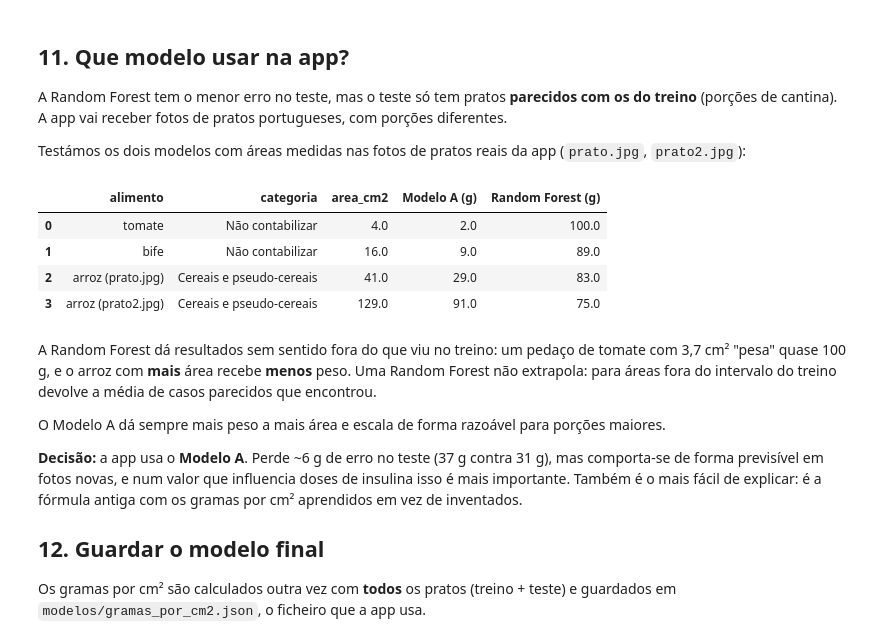
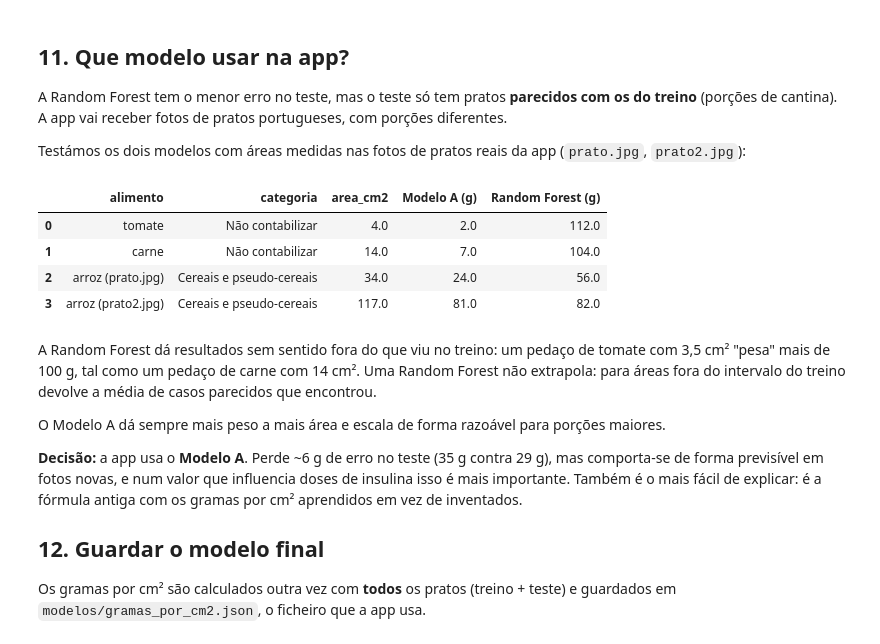
Before and after one commit to PituchoX/Smart-Carb-Assistant, a Jupyter notebook: notebooks/modelo_peso.ipynb, the cells around one changed output. Drawn from its saved outputs; the diff is of its cells as text; code cells hidden in the pictures.

Commit message:
Modelo de peso treinado outra vez com as áreas medidas pelo YOLOv8s

```diff
--- a/notebooks/modelo_peso.ipynb
+++ b/notebooks/modelo_peso.ipynb
@@ -382,27 +382,27 @@ A Random Forest tem o menor erro no teste, mas o teste só tem pratos **parecido
 Testámos os dois modelos com áreas medidas nas fotos de pratos reais da app (`prato.jpg`, `prato2.jpg`):
 # %%
 fotos_app = pd.DataFrame({
-    'alimento': ['tomate', 'bife', 'arroz (prato.jpg)', 'arroz (prato2.jpg)'],
+    'alimento': ['tomate', 'carne', 'arroz (prato.jpg)', 'arroz (prato2.jpg)'],
     'categoria': ['Não contabilizar', 'Não contabilizar', 'Cereais e pseudo-cereais', 'Cereais e pseudo-cereais'],
-    'area_cm2': [3.7, 16.0, 40.9, 129.1],
+    'area_cm2': [3.5, 13.7, 33.9, 116.8],
 })
 fotos_app['Modelo A (g)'] = [prever_modelo_a(modelo_a, a, c) for a, c in zip(fotos_app['area_cm2'], fotos_app['categoria'])]
 fotos_app['Random Forest (g)'] = modelo_b.predict(fotos_app[['area_cm2', 'categoria']])
 fotos_app.round(0)
 # %% [output]
 |  | alimento | categoria | area_cm2 | Modelo A (g) | Random Forest (g) |
-| 0 | tomate | Não contabilizar | 4.0 | 2.0 | 100.0 |
-| 1 | bife | Não contabilizar | 16.0 | 9.0 | 89.0 |
-| 2 | arroz (prato.jpg) | Cereais e pseudo-cereais | 41.0 | 29.0 | 83.0 |
-| 3 | arroz (prato2.jpg) | Cereais e pseudo-cereais | 129.0 | 91.0 | 75.0 |
+| 0 | tomate | Não contabilizar | 4.0 | 2.0 | 112.0 |
+| 1 | carne | Não contabilizar | 14.0 | 7.0 | 104.0 |
+| 2 | arroz (prato.jpg) | Cereais e pseudo-cereais | 34.0 | 24.0 | 56.0 |
+| 3 | arroz (prato2.jpg) | Cereais e pseudo-cereais | 117.0 | 81.0 | 82.0 |
 # %% [markdown]
-A Random Forest dá resultados sem sentido fora do que viu no treino: um pedaço de tomate com 3,7 cm²
-"pesa" quase 100 g, e o arroz com **mais** área recebe **menos** peso. Uma Random Forest não extrapola:
+A Random Forest dá resultados sem sentido fora do que viu no treino: um pedaço de tomate com 3,5 cm²
+"pesa" mais de 100 g, tal como um pedaço de carne com 14 cm². Uma Random Forest não extrapola:
 para áreas fora do intervalo do treino devolve a média de casos parecidos que encontrou.
 
 O Modelo A dá sempre mais peso a mais área e escala de forma razoável para porções maiores.
 
-**Decisão:** a app usa o **Modelo A**. Perde ~6 g de erro no teste (37 g contra 31 g), mas comporta-se
+**Decisão:** a app usa o **Modelo A**. Perde ~6 g de erro no teste (35 g contra 29 g), mas comporta-se
 de forma previsível em fotos novas, e num valor que influencia doses de insulina isso é mais importante.
 Também é o mais fácil de explicar: é a fórmula antiga com os gramas por cm² aprendidos em vez de inventados.
 
```
Also changed, not shown: parts of 11 cells of this notebook, 3 other files.
